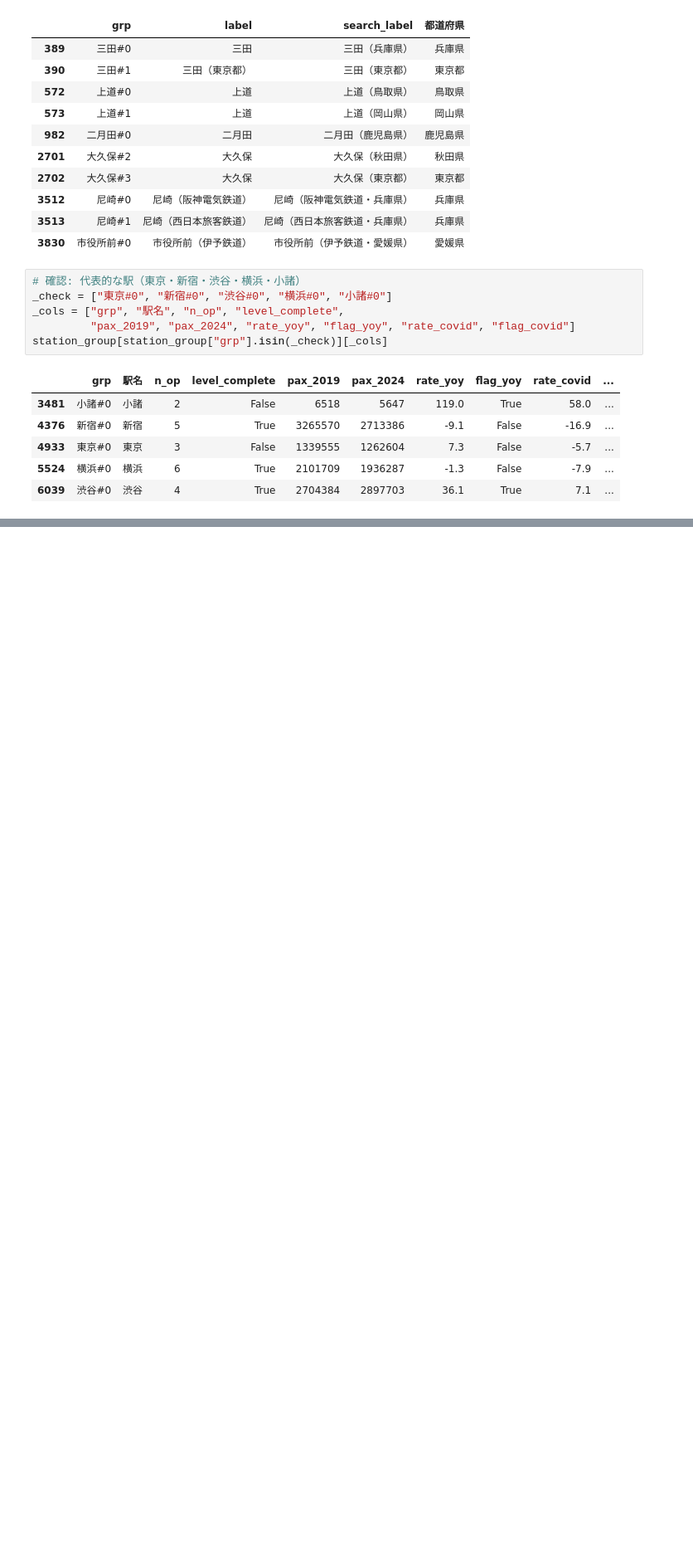
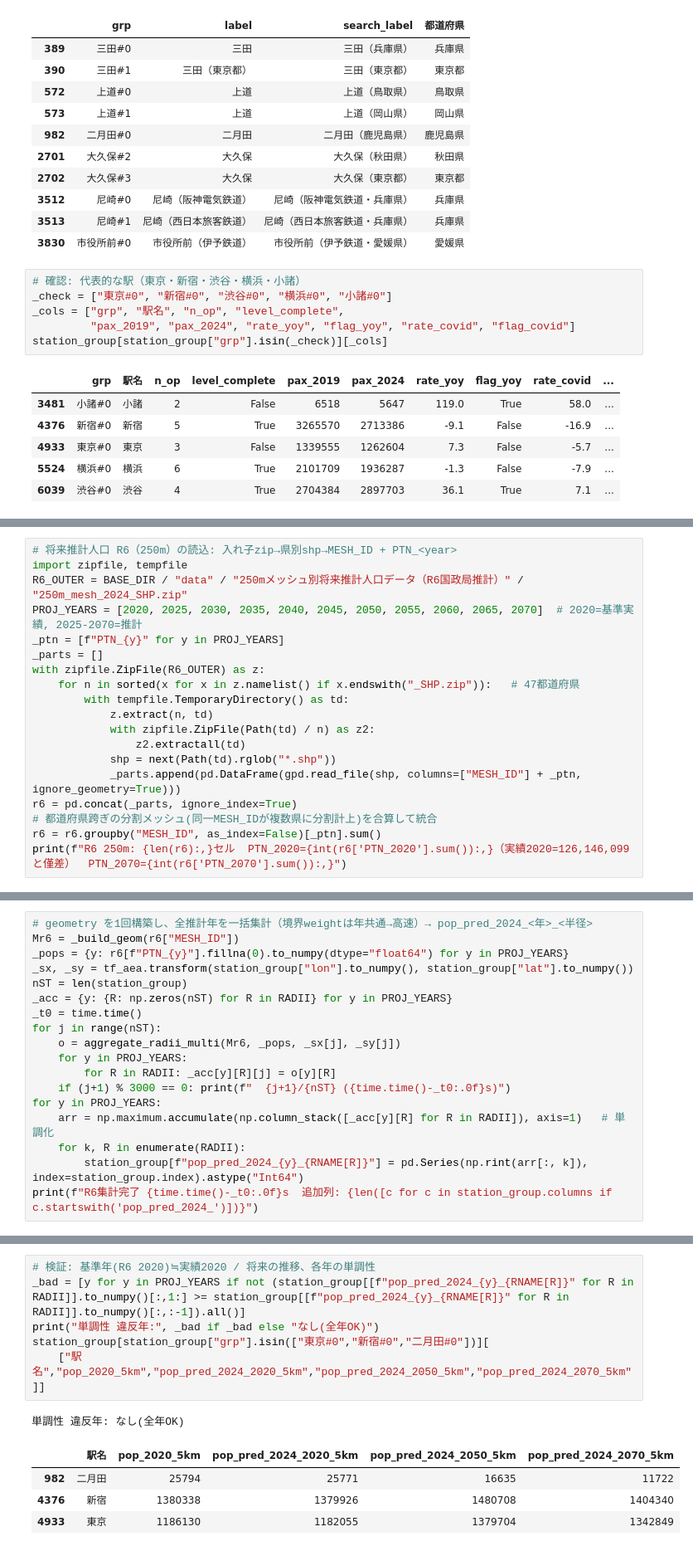
Before and after one commit to kusui26/ai-database-map, a Jupyter notebook: script/create_dataset_for_AI_Database_Map.ipynb, the cells around one changed output, grey strips where cells are left out. Shown at 83% size. Cells and saved outputs as stored; diff of their text form; blank space fills up the shorter version.

```diff
--- a/script/create_dataset_for_AI_Database_Map.ipynb
+++ b/script/create_dataset_for_AI_Database_Map.ipynb
@@ -549,0 +645,19 @@ station_group[station_group["grp"].isin(["東京#0","新宿#0","渋谷#0","横
+# %%
+# 将来推計人口 R6（250m）の読込: 入れ子zip→県別shp→MESH_ID + PTN_<year>
+import zipfile, tempfile
+R6_OUTER = BASE_DIR / "data" / "250mメッシュ別将来推計人口データ（R6国政局推計）" / "250m_mesh_2024_SHP.zip"
+PROJ_YEARS = [2020, 2025, 2030, 2035, 2040, 2045, 2050, 2055, 2060, 2065, 2070]  # 2020=基準実績, 2025-2070=推計
+_ptn = [f"PTN_{y}" for y in PROJ_YEARS]
+_parts = []
+with zipfile.ZipFile(R6_OUTER) as z:
+    for n in sorted(x for x in z.namelist() if x.endswith("_SHP.zip")):   # 47都道府県
+        with tempfile.TemporaryDirectory() as td:
+            z.extract(n, td)
+            with zipfile.ZipFile(Path(td) / n) as z2:
+                z2.extractall(td)
+            shp = next(Path(td).rglob("*.shp"))
+            _parts.append(pd.DataFrame(gpd.read_file(shp, columns=["MESH_ID"] + _ptn, ignore_geometry=True)))
+r6 = pd.concat(_parts, ignore_index=True)
+# 都道府県跨ぎの分割メッシュ(同一MESH_IDが複数県に分割計上)を合算して統合
+r6 = r6.groupby("MESH_ID", as_index=False)[_ptn].sum()
+print(f"R6 250m: {len(r6):,}セル  PTN_2020={int(r6['PTN_2020'].sum()):,}（実績2020=126,146,099と僅差）  PTN_2070={int(r6['PTN_2070'].sum()):,}")
@@ -549,0 +666,18 @@ station_group[station_group["grp"].isin(["東京#0","新宿#0","渋谷#0","横
+# %%
+# geometry を1回構築し、全推計年を一括集計（境界weightは年共通→高速）→ pop_pred_2024_<年>_<半径>
+Mr6 = _build_geom(r6["MESH_ID"])
+_pops = {y: r6[f"PTN_{y}"].fillna(0).to_numpy(dtype="float64") for y in PROJ_YEARS}
+_sx, _sy = tf_aea.transform(station_group["lon"].to_numpy(), station_group["lat"].to_numpy())
+nST = len(station_group)
+_acc = {y: {R: np.zeros(nST) for R in RADII} for y in PROJ_YEARS}
+_t0 = time.time()
+for j in range(nST):
+    o = aggregate_radii_multi(Mr6, _pops, _sx[j], _sy[j])
+    for y in PROJ_YEARS:
+        for R in RADII: _acc[y][R][j] = o[y][R]
+    if (j+1) % 3000 == 0: print(f"  {j+1}/{nST} ({time.time()-_t0:.0f}s)")
+for y in PROJ_YEARS:
+    arr = np.maximum.accumulate(np.column_stack([_acc[y][R] for R in RADII]), axis=1)   # 単調化
+    for k, R in enumerate(RADII):
+        station_group[f"pop_pred_2024_{y}_{RNAME[R]}"] = pd.Series(np.rint(arr[:, k]), index=station_group.index).astype("Int64")
+print(f"R6集計完了 {time.time()-_t0:.0f}s  追加列: {len([c for c in station_group.columns if c.startswith('pop_pred_2024_')])}")
@@ -549,0 +689,12 @@ station_group[station_group["grp"].isin(["東京#0","新宿#0","渋谷#0","横
+# %%
+# 検証: 基準年(R6 2020)≒実績2020 / 将来の推移、各年の単調性
+_bad = [y for y in PROJ_YEARS if not (station_group[[f"pop_pred_2024_{y}_{RNAME[R]}" for R in RADII]].to_numpy()[:,1:] >= station_group[[f"pop_pred_2024_{y}_{RNAME[R]}" for R in RADII]].to_numpy()[:,:-1]).all()]
+print("単調性 違反年:", _bad if _bad else "なし(全年OK)")
+station_group[station_group["grp"].isin(["東京#0","新宿#0","二月田#0"])][
+    ["駅名","pop_2020_5km","pop_pred_2024_2020_5km","pop_pred_2024_2050_5km","pop_pred_2024_2070_5km"]]
+# %% [output]
+単調性 違反年: なし(全年OK)
+|  | 駅名 | pop_2020_5km | pop_pred_2024_2020_5km | pop_pred_2024_2050_5km | pop_pred_2024_2070_5km |
+| 982 | 二月田 | 25794 | 25771 | 16635 | 11722 |
+| 4376 | 新宿 | 1380338 | 1379926 | 1480708 | 1404340 |
+| 4933 | 東京 | 1186130 | 1182055 | 1379704 | 1342849 |
```
Also changed, not shown: parts of 26 cells of this notebook, 3 other files.
